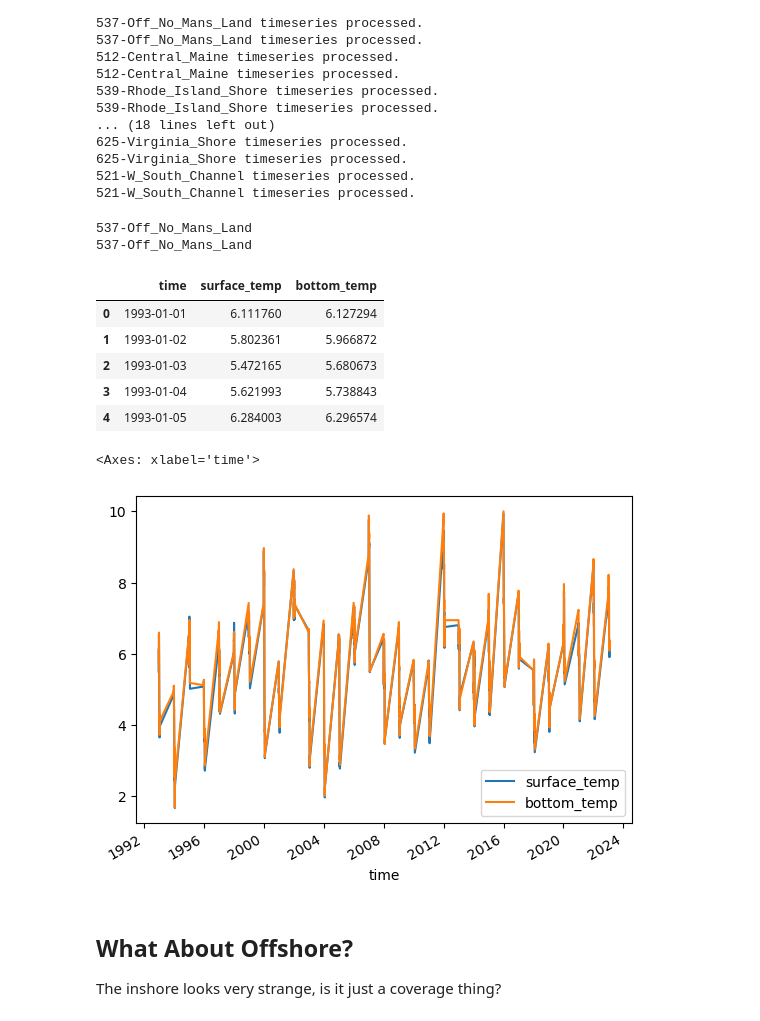
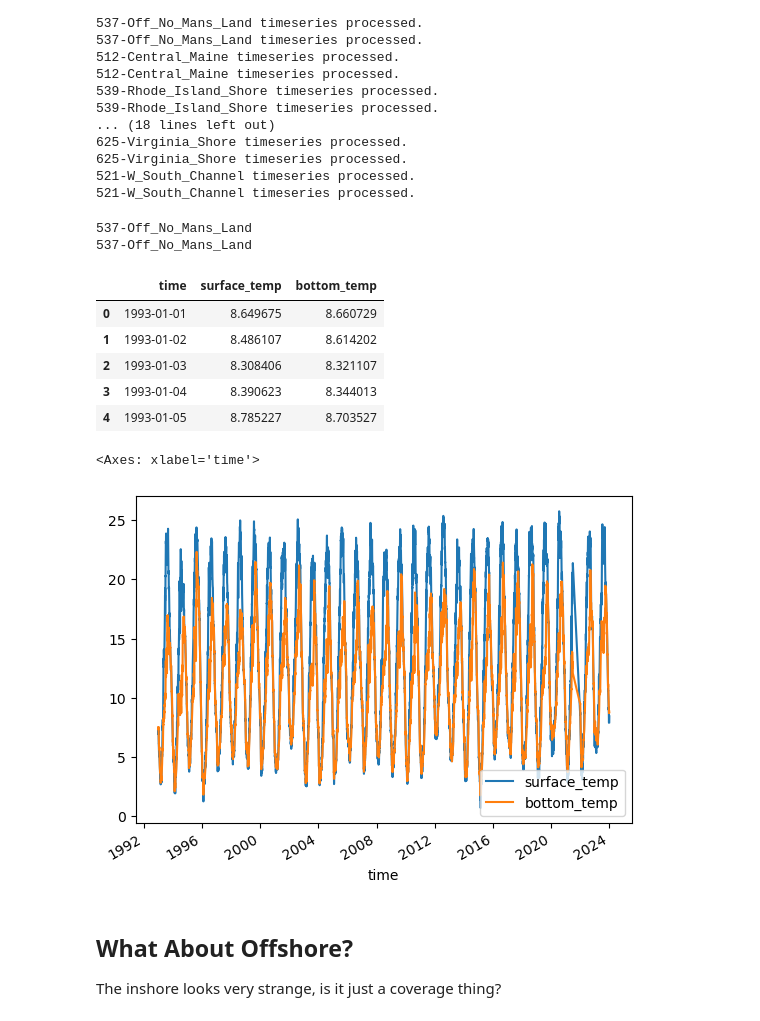
Before and after one commit to adamkemberling/glorys_northeast, a Jupyter notebook: py/Regional_SurfBot_Temp_Processing.ipynb, the cells around one changed output. Drawn from its saved outputs; the diff is of its cells as text; code cells hidden in the pictures.

```diff
--- a/py/Regional_SurfBot_Temp_Processing.ipynb
+++ b/py/Regional_SurfBot_Temp_Processing.ipynb
@@ -409,21 +422,21 @@ for mask_shp, mask_name in zip(inshore_polys, inshore_names):
 # %%
 # Check one
 print(inshore_names[3])
-inshore_ts[3].head()
+inshore_ts[-2].head()
 # %% [output]
 537-Off_No_Mans_Land
 537-Off_No_Mans_Land
 |  | time | surface_temp | bottom_temp |
-| 0 | 1993-01-01 | 6.111760 | 6.127294 |
-| 1 | 1993-01-02 | 5.802361 | 5.966872 |
-| 2 | 1993-01-03 | 5.472165 | 5.680673 |
-| 3 | 1993-01-04 | 5.621993 | 5.738843 |
-| 4 | 1993-01-05 | 6.284003 | 6.296574 |
+| 0 | 1993-01-01 | 8.649675 | 8.660729 |
+| 1 | 1993-01-02 | 8.486107 | 8.614202 |
+| 2 | 1993-01-03 | 8.308406 | 8.321107 |
+| 3 | 1993-01-04 | 8.390623 | 8.344013 |
+| 4 | 1993-01-05 | 8.785227 | 8.703527 |
 # %%
-inshore_ts[3].plot("time")
+inshore_ts[2].plot("time")
 # %% [output]
 <Axes: xlabel='time'>
-[figure, old version]
+[figure, new version]
 # %% [markdown]
 ## What About Offshore?
 
```
Also changed, not shown: parts of 9 cells of this notebook, 4 other files.
